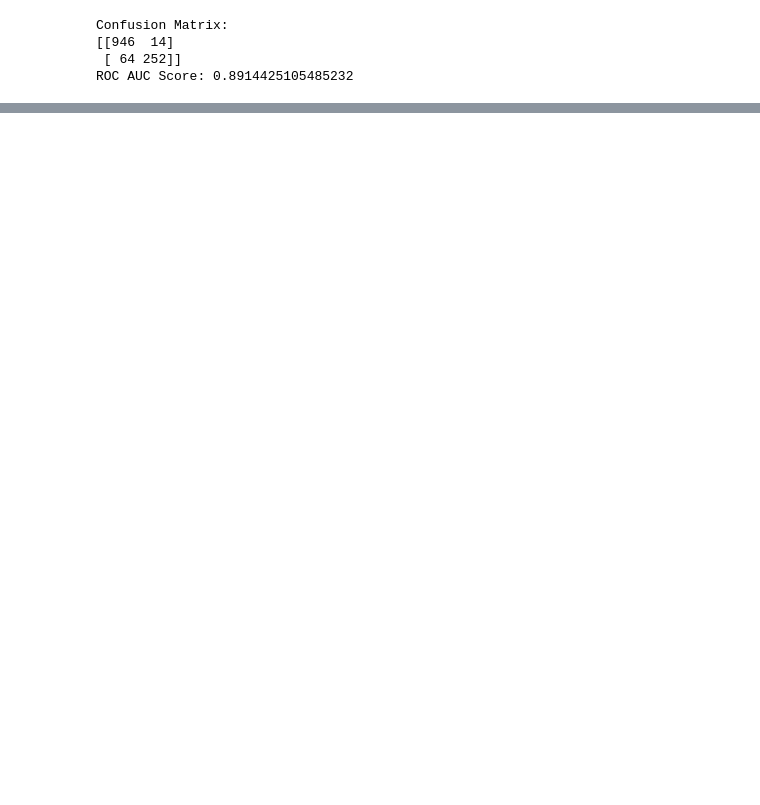
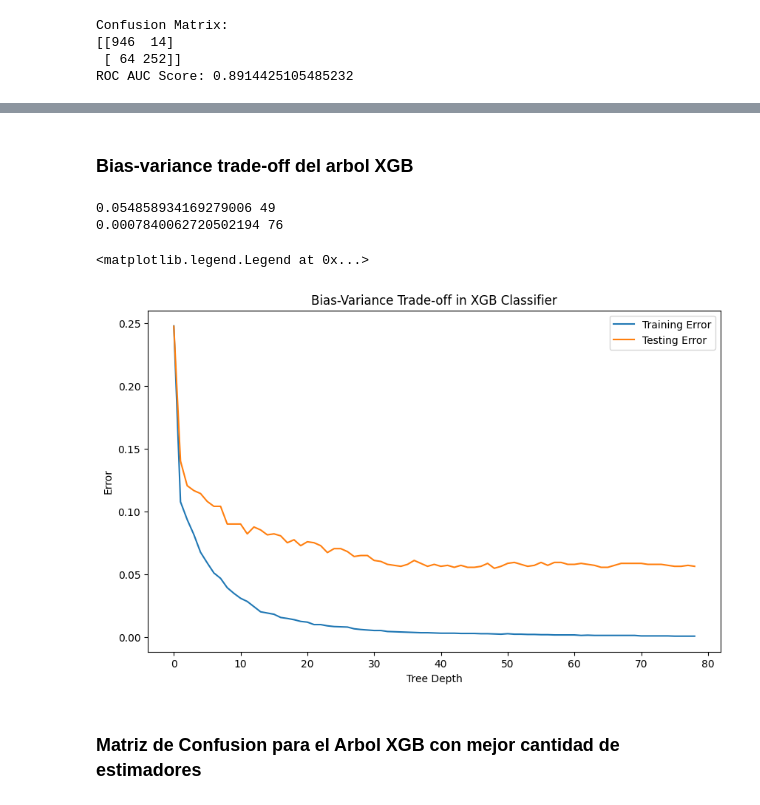
Before and after one commit to MatiasdeBuren/Final-Modelos-y-Simulacion, a Jupyter notebook: modelosFinal.ipynb, the cells around one changed output, grey strips where cells are left out. Saved outputs shown, nothing was run; the diff lists cells and outputs as text; code cells hidden in the pictures; blank space fills up the shorter version.

```diff
--- a/modelosFinal.ipynb
+++ b/modelosFinal.ipynb
@@ -694,0 +906,29 @@ ROC AUC Score: 0.8914425105485232
+# %% [markdown]
+### Bias-variance trade-off del arbol XGB
+# %%
+x_train, x_test, y_train, y_test = train_test_split(X, y_boolean, test_size=0.2, random_state=42)
+x_train_error = []
+x_test_error = []
+roc_auc_scores = []
+for i in range(1,80):
+  model = xgb.XGBClassifier(n_estimators=i).fit(x_train, y_train)
+  x_train_error.append(1 - model.score(x_train, y_train))
+  x_test_error.append(1 - model.score(x_test, y_test))
+  roc_auc_scores.append(roc_auc_score(y_test, classify(model, x_test, 0.7)))
+print(min(x_test_error), np.argmin(x_test_error)+1)
+print(min(x_train_error), np.argmin(x_train_error)+1)
+plt.figure(figsize=(10, 6))
+plt.plot(np.arange(start=0, stop=len(x_train_error)), x_train_error, label='Training Error')
+plt.plot(np.arange(start=0, stop=len(x_test_error)), x_test_error, label='Testing Error')
+#plt.plot(np.arange(start=0, stop=len(roc_auc_scores)), roc_auc_scores, label='ROC AUC Score')
+plt.xlabel('Tree Depth')
+plt.ylabel('Error')
+plt.title('Bias-Variance Trade-off in XGB Classifier')
+plt.legend()
+# %% [output]
+0.054858934169279006 49
+0.0007840062720502194 76
+<matplotlib.legend.Legend at 0x...>
+[figure, added]
+# %% [markdown]
+### Matriz de Confusion para el Arbol XGB con mejor cantidad de estimadores
```
Also changed, not shown: parts of 36 cells of this notebook.
